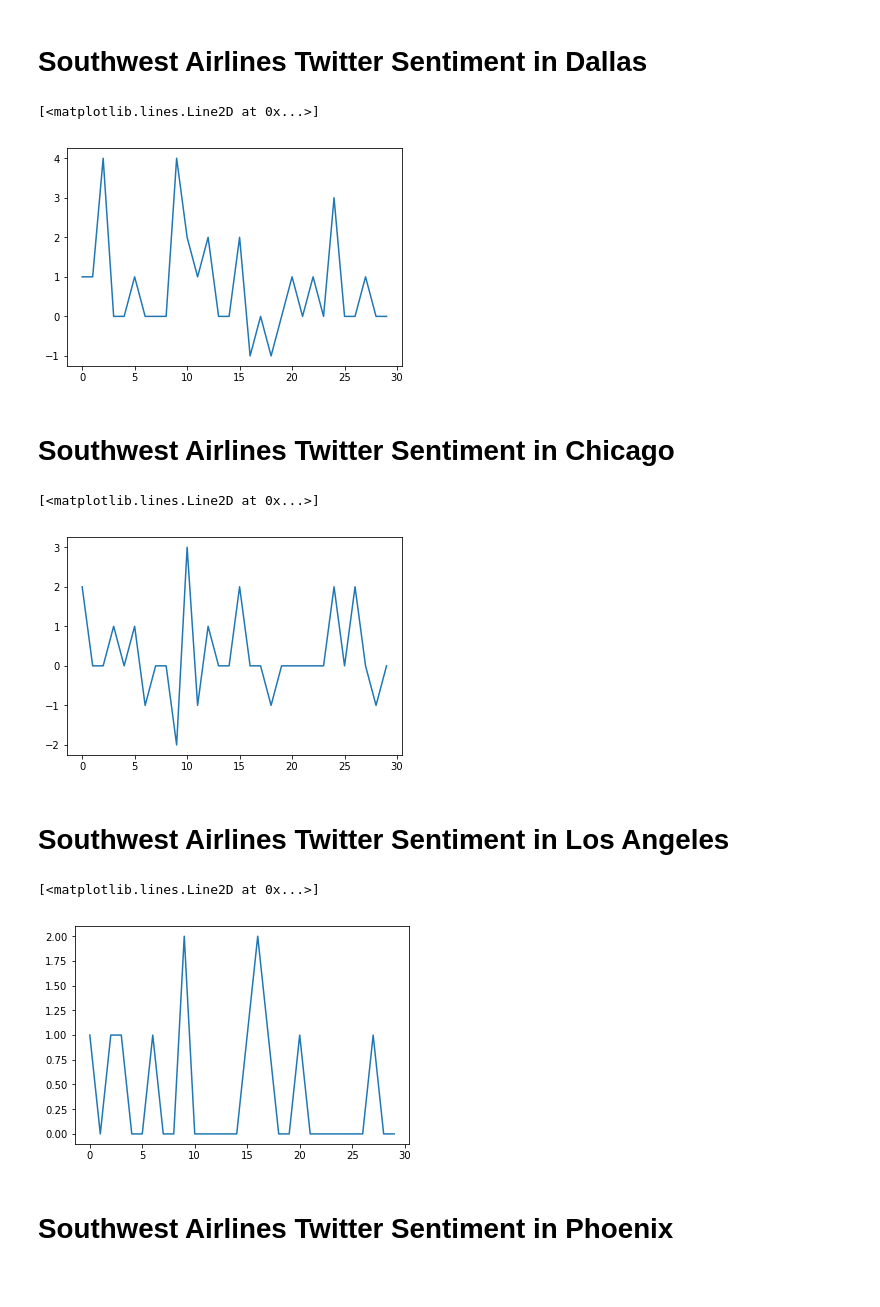
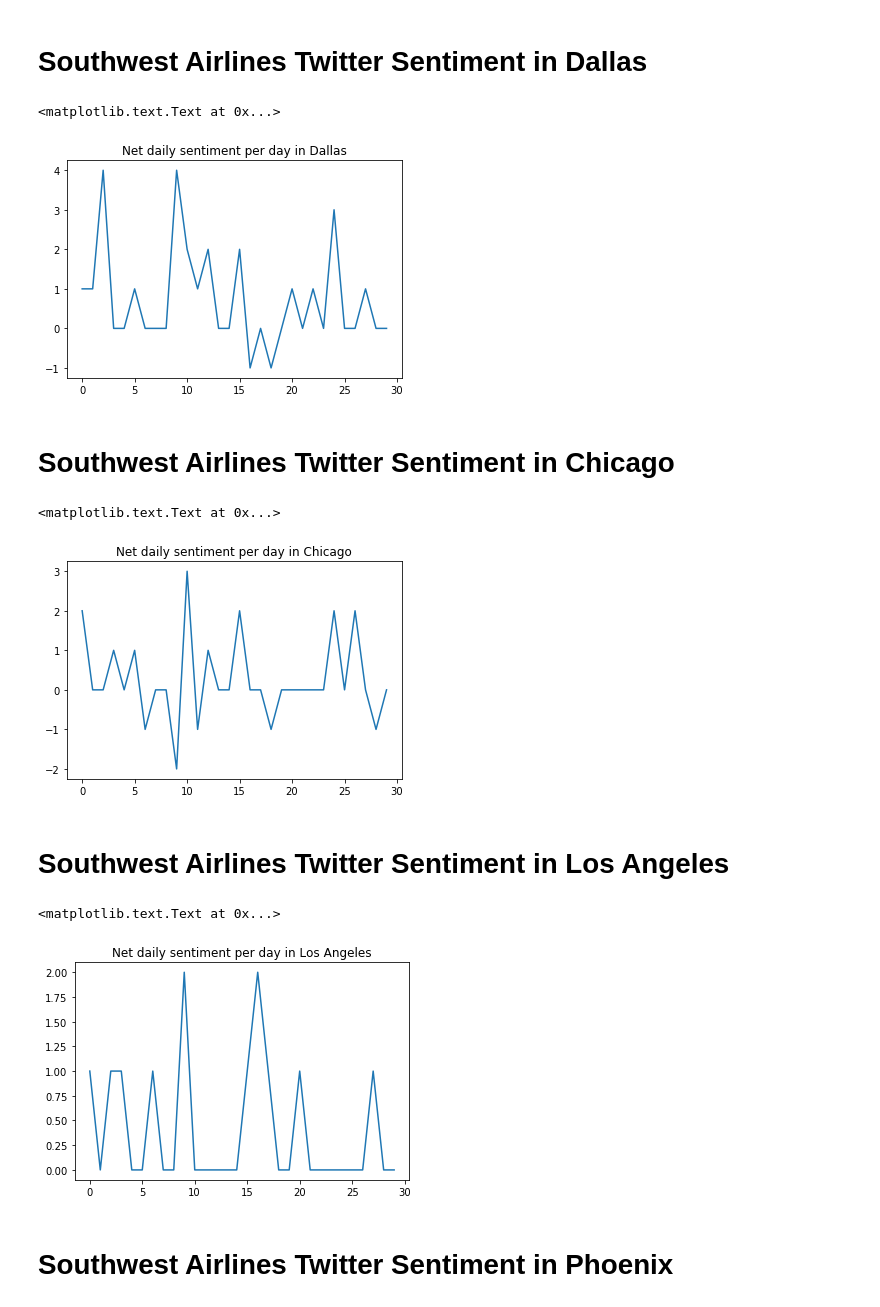
Before and after one commit to proosjen/SWAirlines-sentiment-analysis, a Jupyter notebook: final_report_data.ipynb, the cells around one changed output. Saved outputs shown, nothing was run; the diff lists cells and outputs as text; code cells hidden in the pictures.

```diff
--- a/final_report_data.ipynb
+++ b/final_report_data.ipynb
@@ -119,29 +119,30 @@ dates = sorted(dates)
 # %%
 '''
 Calculate the net sentiment per day in Dallas.
 
 If the sentiment in a particular tweet is
 positive, add 1 to the count. Similarly, if
 the sentiment in a particular tweet is
 negative, decrease the count by 1.
 '''
 
 dallas = {}
 dallas = dallas.fromkeys(list(dates), 0)
 for cluster in db.aggregateTweets.find():
     if cluster['city'] == 'Dallas':
         if cluster['sentiment'] == 'positive':
             dallas[cluster['created_at']] = dallas[cluster['created_at']] + 1
         elif cluster['sentiment'] == 'negative':
             dallas[cluster['created_at']] = dallas[cluster['created_at']] - 1
 
 x = np.arange(len(dallas.keys()))
 y = dallas.values()
 
 plt.plot(x,y)
+plt.title('Net daily sentiment per day in Dallas')
 # %% [output]
-[<matplotlib.lines.Line2D at 0x...>]
+<matplotlib.text.Text at 0x...>
-[figure, old version]
+[figure, new version]
 # %% [markdown]
 # Southwest Airlines Twitter Sentiment in Chicago
 # %%
@@ -167,9 +168,10 @@ x = np.arange(len(chicago.keys()))
 y = chicago.values()
 
 plt.plot(x,y)
+plt.title('Net daily sentiment per day in Chicago')
 # %% [output]
-[<matplotlib.lines.Line2D at 0x...>]
+<matplotlib.text.Text at 0x...>
-[figure, old version]
+[figure, new version]
 # %% [markdown]
 # Southwest Airlines Twitter Sentiment in Los Angeles
 # %%
@@ -195,9 +197,10 @@ x = np.arange(len(losAngeles.keys()))
 y = losAngeles.values()
 
 plt.plot(x,y)
+plt.title('Net daily sentiment per day in Los Angeles')
 # %% [output]
-[<matplotlib.lines.Line2D at 0x...>]
+<matplotlib.text.Text at 0x...>
-[figure, old version]
+[figure, new version]
 # %% [markdown]
 # Southwest Airlines Twitter Sentiment in Phoenix
 # %%
```
Also changed, not shown: parts of 2 cells of this notebook, 5 other files.
